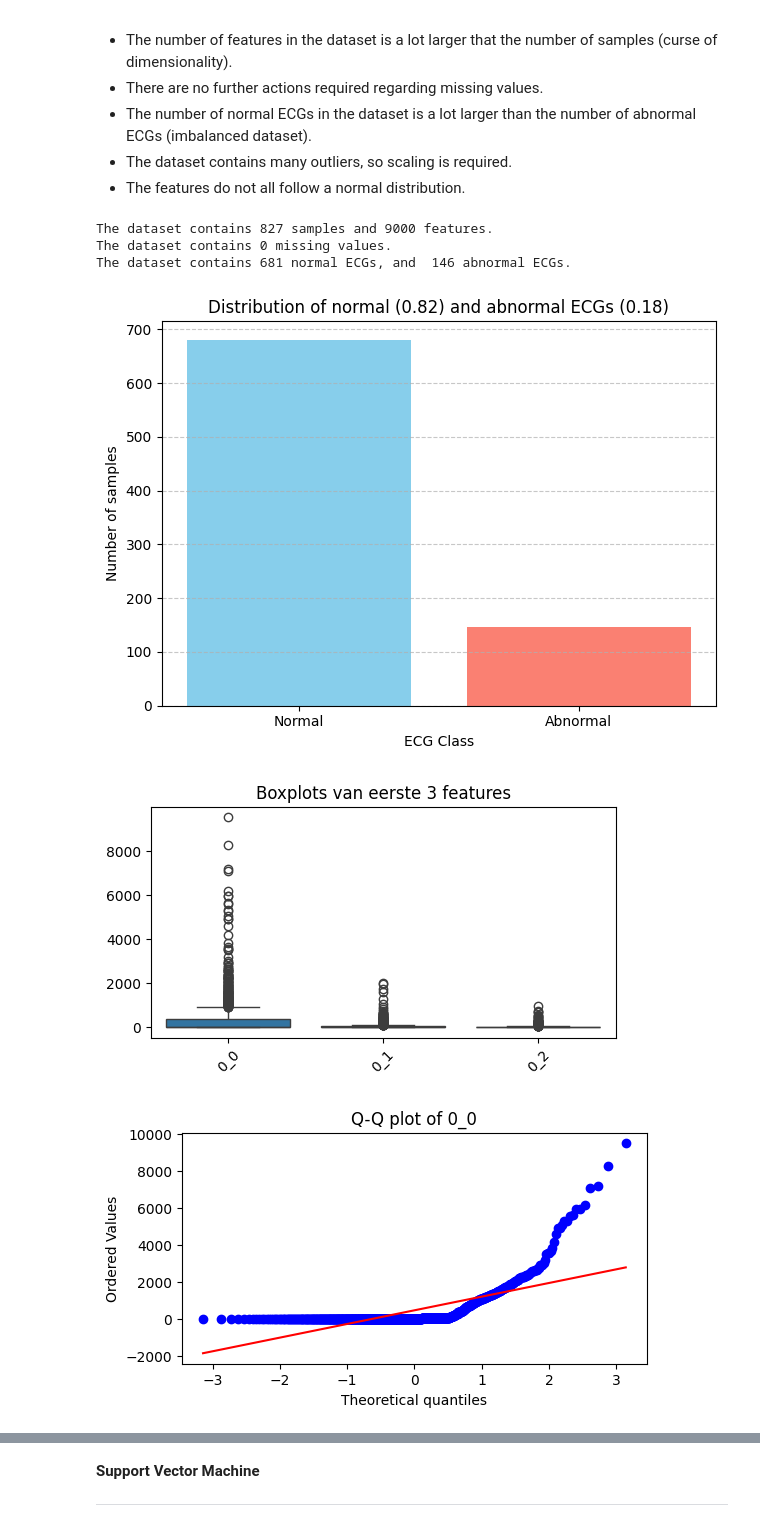
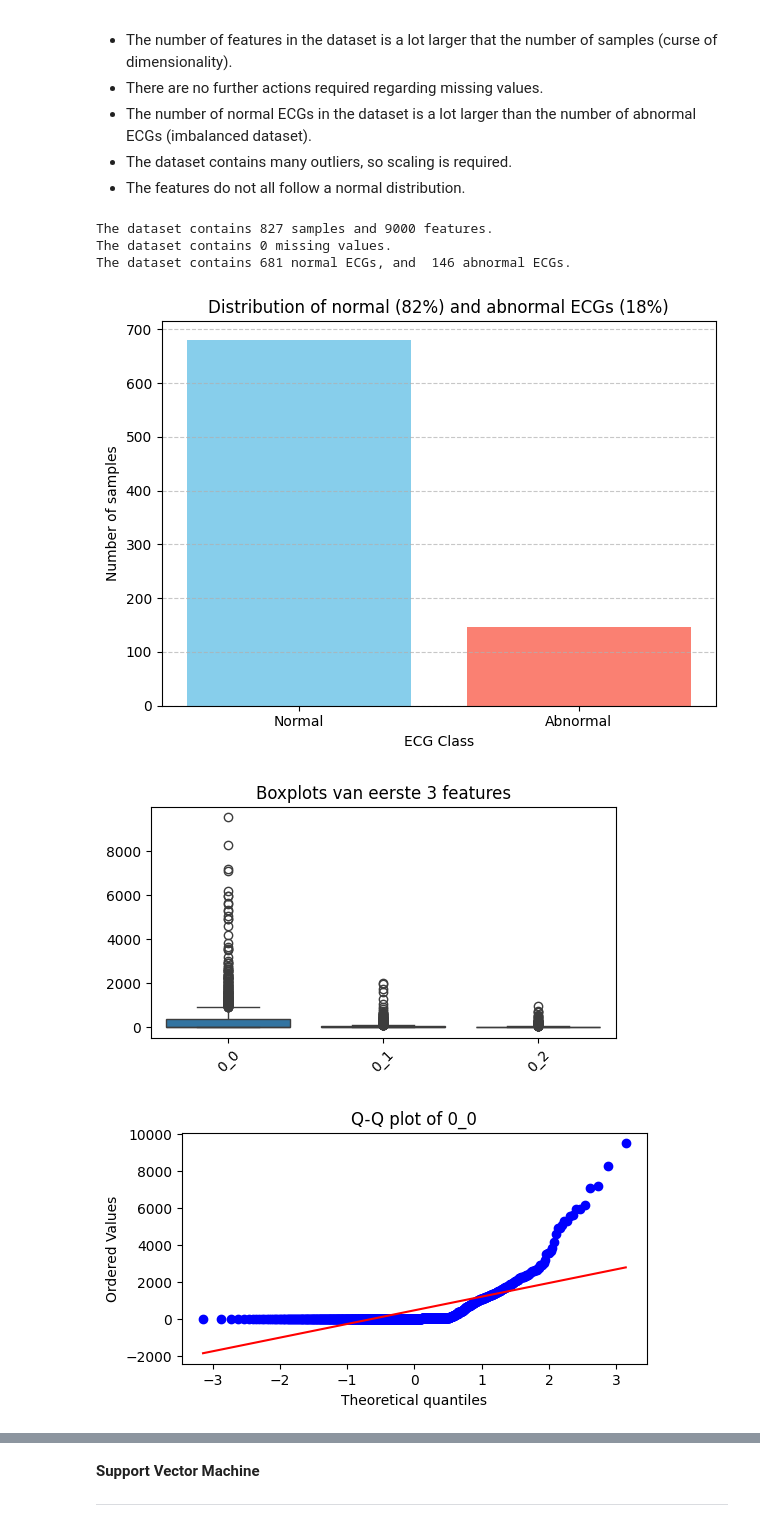
Before and after one commit to Ming842/TM10007_Machine_Learning_Group_4, a Jupyter notebook: final.ipynb, the cells around one changed output, grey strips where cells are left out. Saved outputs shown, nothing was run; the diff lists cells and outputs as text; code cells hidden in the pictures.

```diff
--- a/final.ipynb
+++ b/final.ipynb
@@ -93,35 +96,35 @@ print("The dataset contains",normal_count, "normal ECGs, and ", abnormal_count,
 total_class = normal_count + abnormal_count
 normal_ratio = normal_count / total_class
 abnormal_ratio = abnormal_count / total_class
 
 # Plot with correct title formatting
 plt.bar(['Normal', 'Abnormal'], [normal_count, abnormal_count], color=['skyblue', 'salmon'])
 plt.xlabel('ECG Class')
 plt.ylabel('Number of samples')
-plt.title(f'Distribution of normal ({normal_ratio:.2f}) and abnormal ECGs ({abnormal_ratio:.2f})')
+plt.title(f'Distribution of normal ({normal_ratio*100:.0f}%) and abnormal ECGs ({abnormal_ratio*100:.0f}%)')
 plt.grid(axis='y', linestyle='--', alpha=0.7)
 plt.tight_layout()
 plt.show()
 
 # Plot boxplots van de features
 features = data.columns[:-1][:3]
 plt.figure(figsize=(6, 3))
 sns.boxplot(data=data[features])
 plt.title("Boxplots van eerste 3 features")
 plt.xticks(rotation=45)
 plt.show()
 
 # Q-Q plot for one feature
 feature = data.columns[0]
 plt.figure(figsize=(6, 3))
 stats.probplot(data[feature], dist="norm", plot=plt)
 plt.title(f"Q-Q plot of {feature}")
 plt.show()
 # %% [output]
 The dataset contains 827 samples and 9000 features.
 The dataset contains 0 missing values.
 The dataset contains 681 normal ECGs, and  146 abnormal ECGs.
-[figure, old version]
+[figure, new version]
 [figure]
 [figure]
 # %% [markdown]
```
Also changed, not shown: parts of 20 cells of this notebook.
